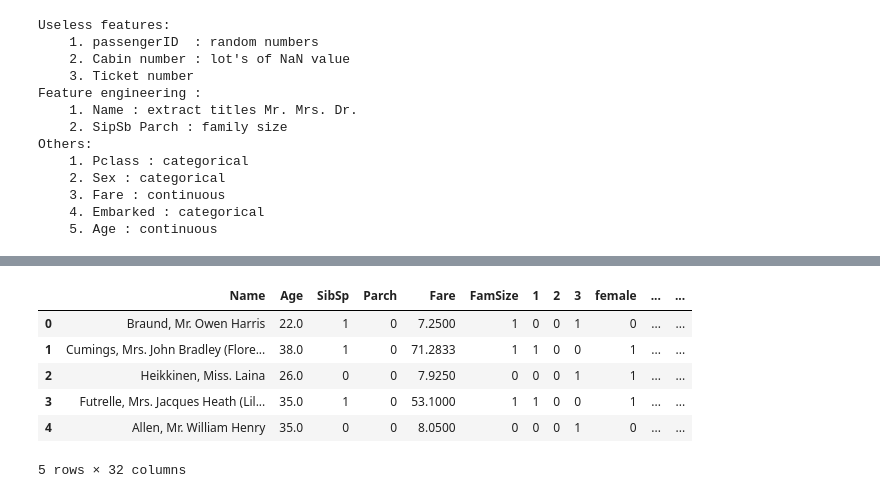
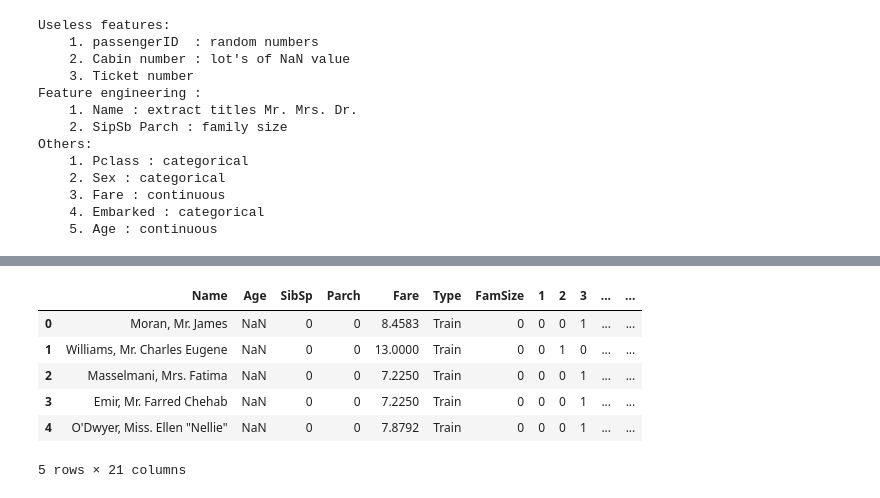
Before and after one commit to Shankhanil/CodePractice, a Jupyter notebook: Kaggle code/Titanic - Machine learning from disaster/main.ipynb, the cells around one changed output, grey strips where cells are left out. Cells and saved outputs as stored; diff of their text form; code cells hidden in the pictures.

```diff
--- a/Kaggle code/Titanic - Machine learning from disaster/main.ipynb
+++ b/Kaggle code/Titanic - Machine learning from disaster/main.ipynb
@@ -44,13 +45,22 @@ warnings.filterwarnings(action = 'ignore')
 PATH = "..\Titanic - Machine learning from disaster\\titanic"
 
 FILES = os.listdir(PATH)
+s = """
+xTrain = pd.read_csv(PATH + "\\" + "imp_train.csv")
 
-xTrain = pd.read_csv(PATH + "\\" + FILES[2])
-
-xTest = pd.read_csv(PATH + "\\" + FILES[1])
+xTest = pd.read_csv(PATH + "\\" + "imp_test.csv")
 
 _X = xTrain.drop(columns = 'Survived', inplace = False)
 y = xTrain['Survived']
-X = pd.concat([X, xTest], axis = 0)
+
+X = pd.concat([_X, xTest], axis = 0)
 
 X.shape
+"""
+xTrain = pd.read_csv(PATH + "\\" + "imp_train.csv")
+
+xTest = pd.read_csv(PATH + "\\" + "imp_test.csv")
+
+y = pd.read_csv(PATH + "\\" + "train.csv")
+
+#FILES
@@ -112,6 +120,7 @@ forFeatEx = ['Name', 'SibSp', 'Parch']
 rest = ['Pclass', 'Sex', 'Fare', 'Embarked', 'Age']
 # %%
 # remove useless features
-_x = X.drop(columns = useless)
-_x.head()
+_xTrain = xTrain.drop(columns = useless)
+_xTest = xTest.drop(columns = useless)
+_xTest.head()
 # %% [output]
@@ -158,0 +148,4 @@ __x.head()
+# %%
+__xTrain = featEx_name(_xTrain)
+__xTest = featEx_name(_xTest)
+__xTest.head()
@@ -158,0 +159,4 @@ __x.head()
+# %%
+__xTrain = featEx_familySize(__xTrain)
+__xTest = featEx_familySize(__xTest)
+__xTest.head()
@@ -159,20 +170,22 @@ __x.head()
 # %%
 def createDumm(df, cols):
     for c in cols:
         d = pd.get_dummies(df[c])
         df = pd.concat([df, d], axis = 1)
     return df
 
 categorical = ['Pclass', 'Sex', 'Embarked', 'Salutation']
-__x= createDumm(__x, cols = categorical)
-__x = __x.drop(columns = categorical, inplace = False)
+__xTrain= createDumm(__xTrain, cols = categorical)
+__xTest= createDumm(__xTest, cols = categorical)
+__xTrain = __xTrain.drop(columns = categorical, inplace = False)
+__xTest = __xTest.drop(columns = categorical, inplace = False)
 
-__x.head()
+__xTest.head()
 # %% [output]
-|  | Name | Age | SibSp | Parch | Fare | FamSize | 1 | 2 | 3 | female | ... | ... |
-| 0 | Braund, Mr. Owen Harris | 22.0 | 1 | 0 | 7.2500 | 1 | 0 | 0 | 1 | 0 | ... | ... |
-| 1 | Cumings, Mrs. John Bradley (Flore... | 38.0 | 1 | 0 | 71.2833 | 1 | 1 | 0 | 0 | 1 | ... | ... |
-| 2 | Heikkinen, Miss. Laina | 26.0 | 0 | 0 | 7.9250 | 0 | 0 | 0 | 1 | 1 | ... | ... |
-| 3 | Futrelle, Mrs. Jacques Heath (Lil... | 35.0 | 1 | 0 | 53.1000 | 1 | 1 | 0 | 0 | 1 | ... | ... |
-| 4 | Allen, Mr. William Henry | 35.0 | 0 | 0 | 8.0500 | 0 | 0 | 0 | 1 | 0 | ... | ... |
+|  | Name | Age | SibSp | Parch | Fare | Type | FamSize | 1 | 2 | 3 | ... | ... |
+| 0 | Moran, Mr. James | NaN | 0 | 0 | 8.4583 | Train | 0 | 0 | 0 | 1 | ... | ... |
+| 1 | Williams, Mr. Charles Eugene | NaN | 0 | 0 | 13.0000 | Train | 0 | 0 | 1 | 0 | ... | ... |
+| 2 | Masselmani, Mrs. Fatima | NaN | 0 | 0 | 7.2250 | Train | 0 | 0 | 0 | 1 | ... | ... |
+| 3 | Emir, Mr. Farred Chehab | NaN | 0 | 0 | 7.2250 | Train | 0 | 0 | 0 | 1 | ... | ... |
+| 4 | O'Dwyer, Miss. Ellen "Nellie" | NaN | 0 | 0 | 7.8792 | Train | 0 | 0 | 0 | 1 | ... | ... |
-5 rows × 32 columns
+5 rows × 21 columns
```
Also changed, not shown: parts of 17 cells of this notebook, 3 other files.
